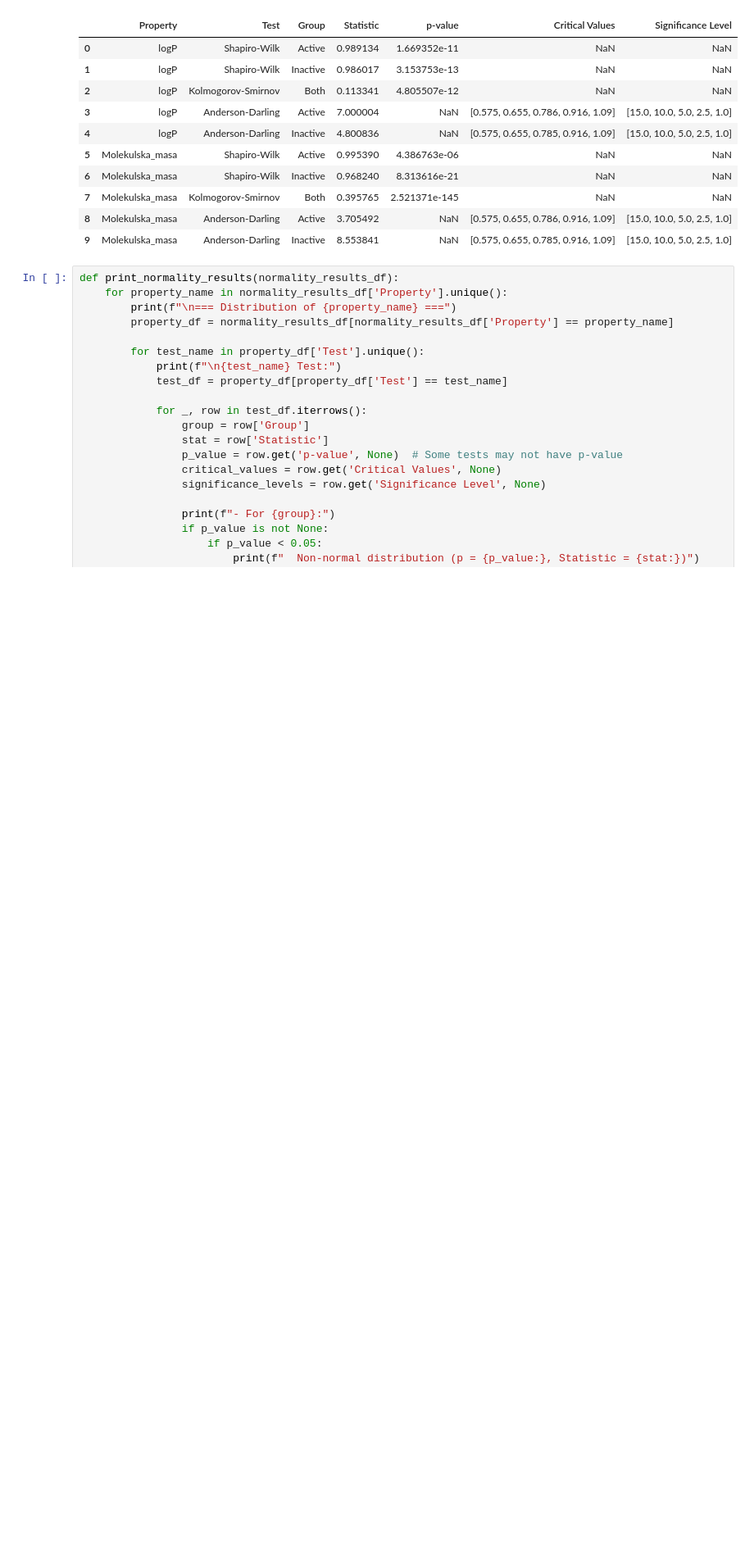
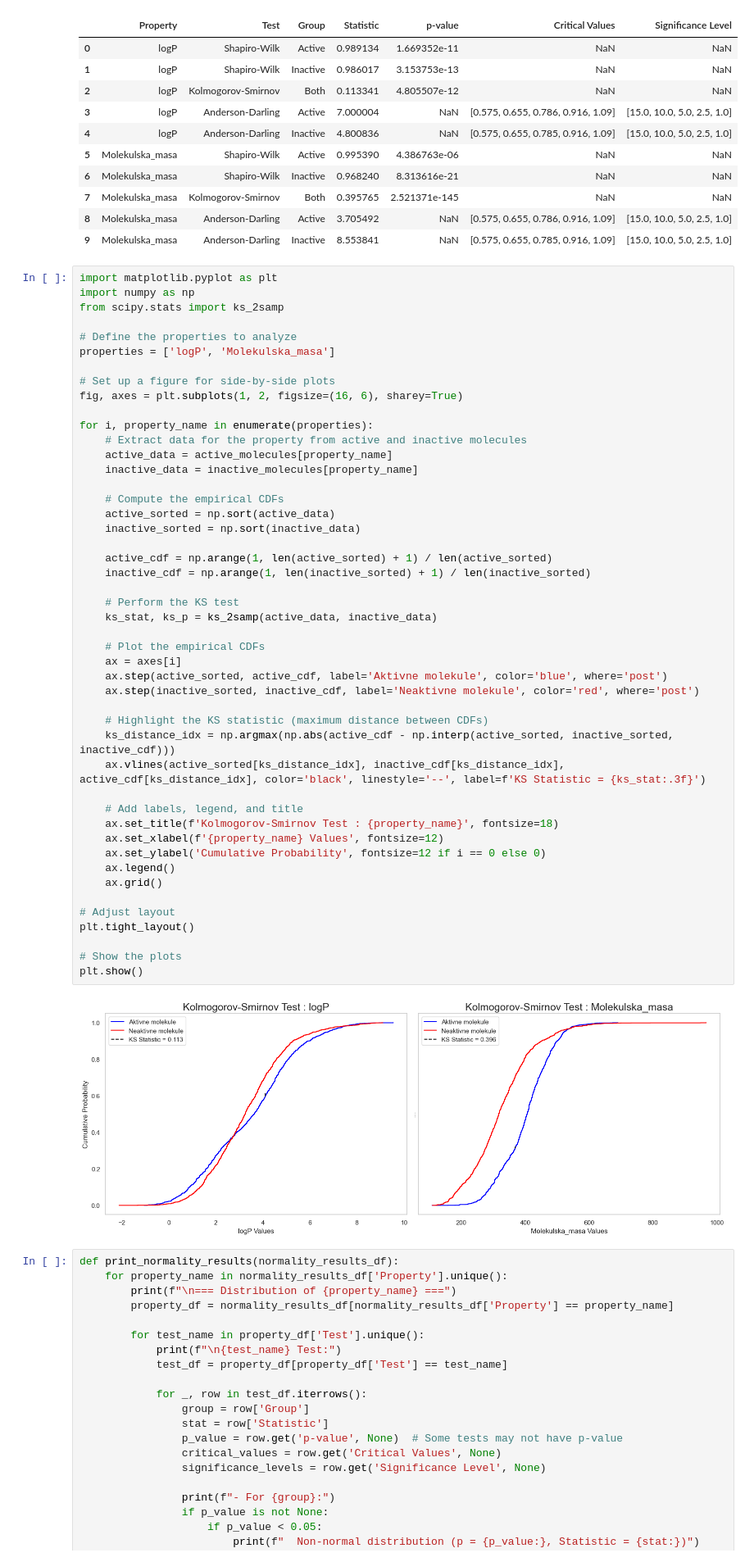
Before and after one commit to samo-n/ML-in-IDO1-drug-discovery, a Jupyter notebook: dir2/__1_3_analize_in_vizualizacije.ipynb, the cells around one changed output. Shown at 82% size. Cells and saved outputs as stored; diff of their text form; blank space fills up the shorter version.

Commit message:
added stat tests

```diff
--- a/dir2/__1_3_analize_in_vizualizacije.ipynb
+++ b/dir2/__1_3_analize_in_vizualizacije.ipynb
@@ -887,6 +887,55 @@ normality_results_df
 | 7 | Molekulska_masa | Kolmogorov-Smirnov | Both | 0.395765 | 2.521371e-145 | NaN | NaN |
 | 8 | Molekulska_masa | Anderson-Darling | Active | 3.705492 | NaN | [0.575, 0.655, 0.786, 0.916, 1.09] | [15.0, 10.0, 5.0, 2.5, 1.0] |
 | 9 | Molekulska_masa | Anderson-Darling | Inactive | 8.553841 | NaN | [0.575, 0.655, 0.785, 0.916, 1.09] | [15.0, 10.0, 5.0, 2.5, 1.0] |
+# %%
+import matplotlib.pyplot as plt
+import numpy as np
+from scipy.stats import ks_2samp
+
+# Define the properties to analyze
+properties = ['logP', 'Molekulska_masa']
+
+# Set up a figure for side-by-side plots
+fig, axes = plt.subplots(1, 2, figsize=(16, 6), sharey=True)
+
+for i, property_name in enumerate(properties):
+    # Extract data for the property from active and inactive molecules
+    active_data = active_molecules[property_name]
+    inactive_data = inactive_molecules[property_name]
+
+    # Compute the empirical CDFs
+    active_sorted = np.sort(active_data)
+    inactive_sorted = np.sort(inactive_data)
+
+    active_cdf = np.arange(1, len(active_sorted) + 1) / len(active_sorted)
+    inactive_cdf = np.arange(1, len(inactive_sorted) + 1) / len(inactive_sorted)
+
+    # Perform the KS test
+    ks_stat, ks_p = ks_2samp(active_data, inactive_data)
+
+    # Plot the empirical CDFs
+    ax = axes[i]
+    ax.step(active_sorted, active_cdf, label='Aktivne molekule', color='blue', where='post')
+    ax.step(inactive_sorted, inactive_cdf, label='Neaktivne molekule', color='red', where='post')
+
+    # Highlight the KS statistic (maximum distance between CDFs)
+    ks_distance_idx = np.argmax(np.abs(active_cdf - np.interp(active_sorted, inactive_sorted, inactive_cdf)))
+    ax.vlines(active_sorted[ks_distance_idx], inactive_cdf[ks_distance_idx], active_cdf[ks_distance_idx], color='black', linestyle='--', label=f'KS Statistic = {ks_stat:.3f}')
+
+    # Add labels, legend, and title
+    ax.set_title(f'Kolmogorov-Smirnov Test : {property_name}', fontsize=18)
+    ax.set_xlabel(f'{property_name} Values', fontsize=12)
+    ax.set_ylabel('Cumulative Probability', fontsize=12 if i == 0 else 0)
+    ax.legend()
+    ax.grid()
+
+# Adjust layout
+plt.tight_layout()
+
+# Show the plots
+plt.show()
+# %% [output]
+[figure, added]
 # %%
 def print_normality_results(normality_results_df):
     for property_name in normality_results_df['Property'].unique():
```
Also changed, not shown: parts of 2 cells of this notebook.
